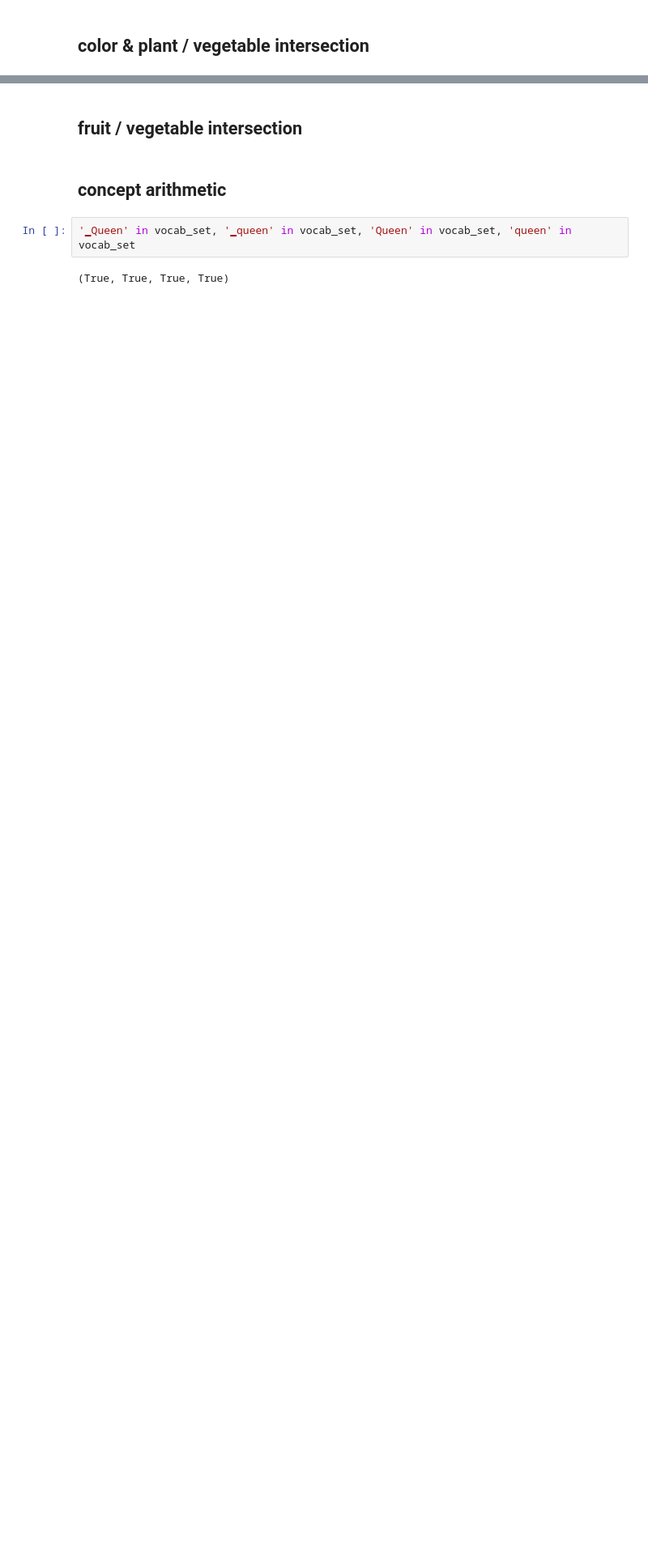
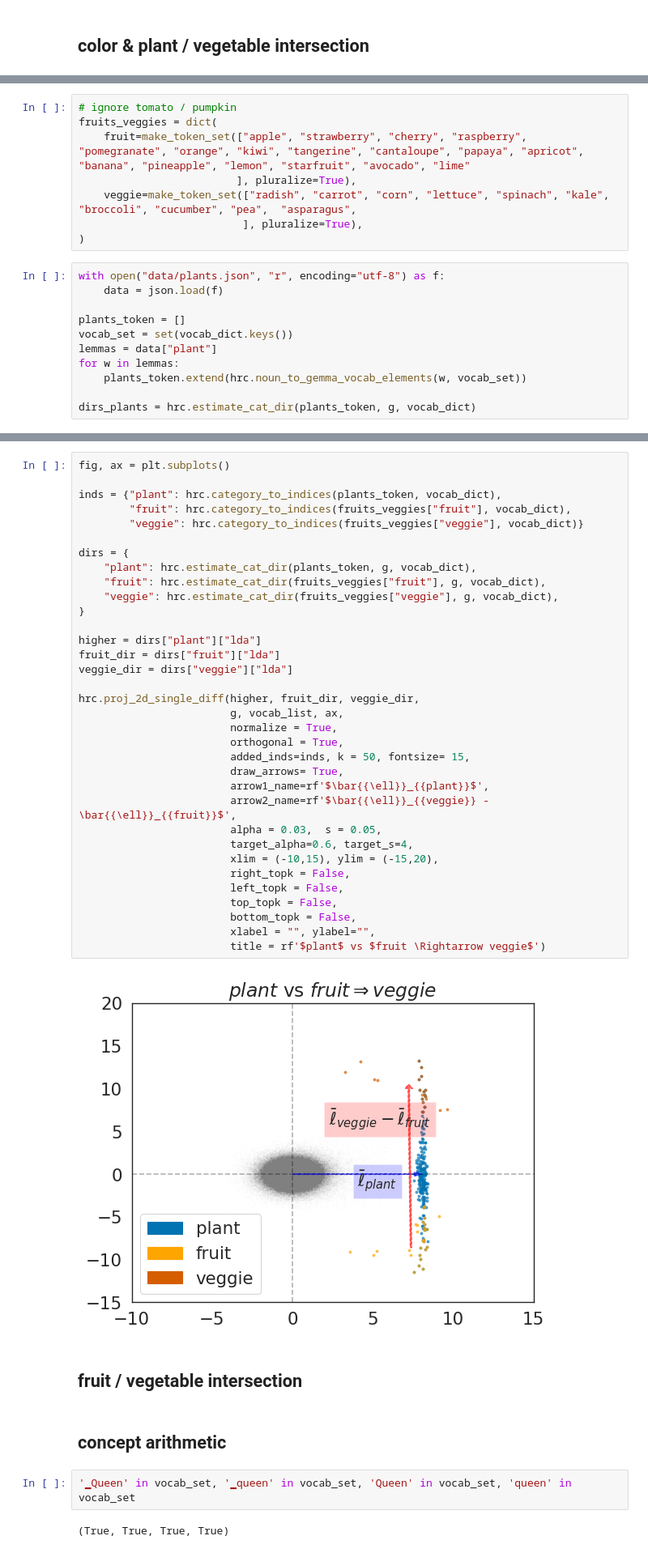
Before and after one commit to joelburget/LLM_Categorical_Hierarchical_Representations, a Jupyter notebook: experiments.ipynb, the cells around one changed output, grey strips where cells are left out. Shown at 81% size. Saved outputs shown, nothing was run; the diff lists cells and outputs as text; blank space fills up the shorter version.

```diff
--- a/experiments.ipynb
+++ b/experiments.ipynb
@@ -45,0 +334,19 @@ def find_nearest_tokens(point, k=10):
+# %%
+# ignore tomato / pumpkin
+fruits_veggies = dict(
+    fruit=make_token_set(["apple", "strawberry", "cherry", "raspberry", "pomegranate", "orange", "kiwi", "tangerine", "cantaloupe", "papaya", "apricot", "banana", "pineapple", "lemon", "starfruit", "avocado", "lime"
+                         ], pluralize=True),
+    veggie=make_token_set(["radish", "carrot", "corn", "lettuce", "spinach", "kale", "broccoli", "cucumber", "pea",  "asparagus",
+                          ], pluralize=True),
+)
+# %%
+with open("data/plants.json", "r", encoding="utf-8") as f:
+    data = json.load(f)
+
+plants_token = []
+vocab_set = set(vocab_dict.keys())
+lemmas = data["plant"]
+for w in lemmas:
+    plants_token.extend(hrc.noun_to_gemma_vocab_elements(w, vocab_set))
+
+dirs_plants = hrc.estimate_cat_dir(plants_token, g, vocab_dict)
@@ -46,3 +365,39 @@ def find_nearest_tokens(point, k=10):
+# %%
+fig, ax = plt.subplots()
+
+inds = {"plant": hrc.category_to_indices(plants_token, vocab_dict),
+        "fruit": hrc.category_to_indices(fruits_veggies["fruit"], vocab_dict),
+        "veggie": hrc.category_to_indices(fruits_veggies["veggie"], vocab_dict)}
+
+dirs = {
+    "plant": hrc.estimate_cat_dir(plants_token, g, vocab_dict),
+    "fruit": hrc.estimate_cat_dir(fruits_veggies["fruit"], g, vocab_dict),
+    "veggie": hrc.estimate_cat_dir(fruits_veggies["veggie"], g, vocab_dict),
+}
+
+higher = dirs["plant"]["lda"]
+fruit_dir = dirs["fruit"]["lda"]
+veggie_dir = dirs["veggie"]["lda"]
+
+hrc.proj_2d_single_diff(higher, fruit_dir, veggie_dir,
+                        g, vocab_list, ax,
+                        normalize = True,
+                        orthogonal = True,
+                        added_inds=inds, k = 50, fontsize= 15,
+                        draw_arrows= True,
+                        arrow1_name=rf'$\bar{{\ell}}_{{plant}}$',
+                        arrow2_name=rf'$\bar{{\ell}}_{{veggie}} - \bar{{\ell}}_{{fruit}}$',
+                        alpha = 0.03,  s = 0.05,
+                        target_alpha=0.6, target_s=4,
+                        xlim = (-10,15), ylim = (-15,20),
+                        right_topk = False,
+                        left_topk = False,
+                        top_topk = False,
+                        bottom_topk = False,
+                        xlabel = "", ylabel="",
+                        title = rf'$plant$ vs $fruit \Rightarrow veggie$')
+# %% [output]
+[figure, added]
 # %% [markdown]
 ## fruit / vegetable intersection
 # %% [markdown]
```
Also changed, not shown: parts of 27 cells of this notebook.
